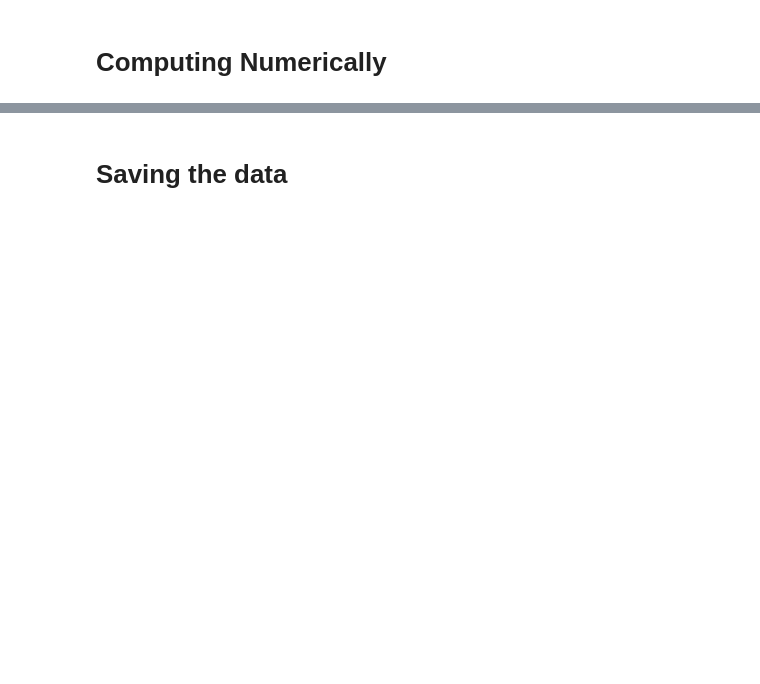
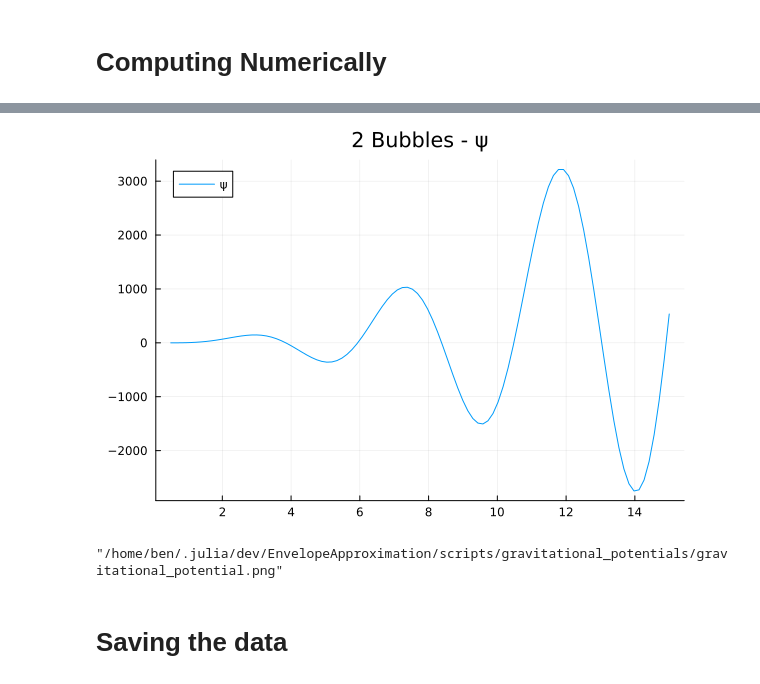
Before and after one commit to Bh2412/EnvelopeApproximation.jl, a Jupyter notebook: scripts/gravitational_potentials/double_bubble_fixed_k.ipynb, the cells around one changed output, grey strips where cells are left out. Drawn from its saved outputs; the diff is of its cells as text; code cells hidden in the pictures; blank space fills up the shorter version.

```diff
--- a/scripts/gravitational_potentials/double_bubble_fixed_k.ipynb
+++ b/scripts/gravitational_potentials/double_bubble_fixed_k.ipynb
@@ -86,4 +100,10 @@ savefig("gravitational_potential.png")
 "/home/ben/.julia/dev/EnvelopeApproximation/scripts/gravitational_potentials/gravitational_potential.png"
+# %%
+p = plot(ηs, ψ .|> real, label="ψ", title="2 Bubbles - ψ")
+display(p)
+# %% [output]
+[figure, added]
+"/home/ben/.julia/dev/EnvelopeApproximation/scripts/gravitational_potentials/gravitational_potential.png"
 # %% [markdown]
 # Saving the data
 # %%
```
Also changed, not shown: parts of 9 cells of this notebook, 4 other files.
